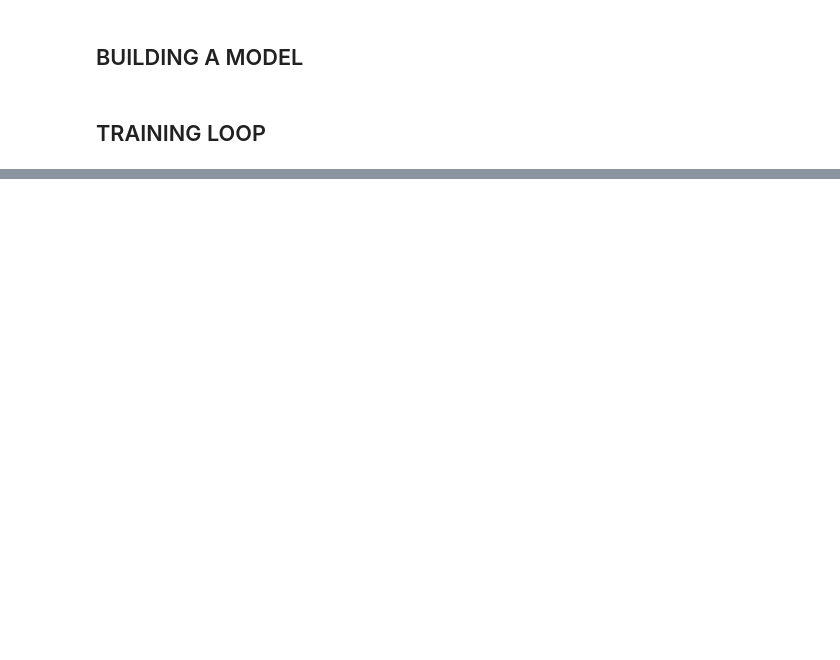
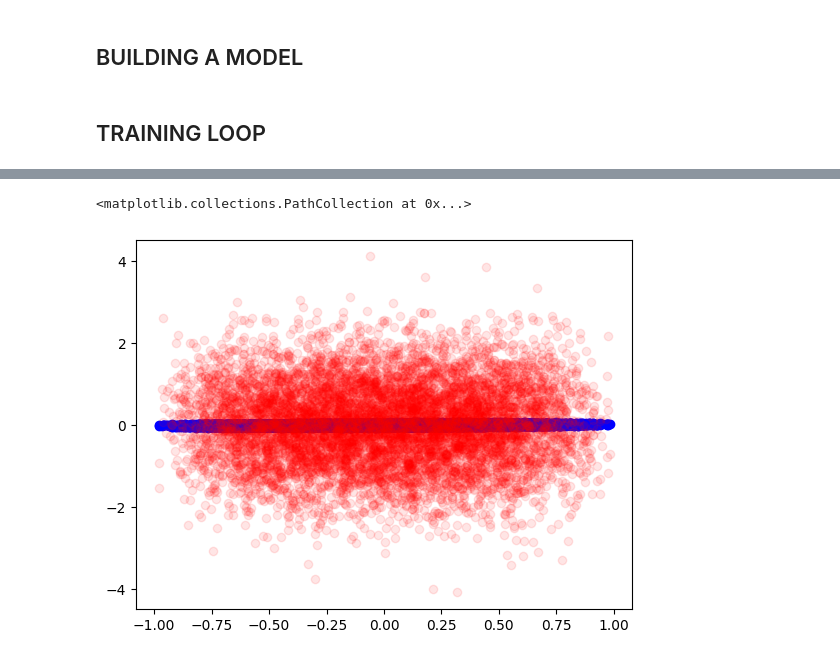
Before and after one commit to kamalnayan10/PyTorchML, a Jupyter notebook: Loan_Approval/main.ipynb, the cells around one changed output, grey strips where cells are left out. Saved outputs shown, nothing was run; the diff lists cells and outputs as text; code cells hidden in the pictures; blank space fills up the shorter version.

```diff
--- a/Loan_Approval/main.ipynb
+++ b/Loan_Approval/main.ipynb
@@ -121,28 +109,29 @@ class ClusterNN(nn.Module):
         X = self.layer1(X)
         return X
 
-model = ClusterNN(X_train.shape[1] , 32 , 1).to(device)
+model = ClusterNN(X_train.shape[1] , 64 , 1).to(device)
 
-loss_fn = nn.BCEWithLogitsLoss()
+loss_fn = nn.MSELoss()
 
-optimizer = torch.optim.Adam(params = model.parameters() , lr = 0.001)
+optimizer = torch.optim.SGD(params = model.parameters() , lr = 0.001)
 # %% [markdown]
 ## TRAINING LOOP
 # %%
 EPOCHS = 500
+y_pred = []
 
 for epoch in tqdm(range(EPOCHS)):
     model.train()
     # Forward pass
     y_logits = model(X_train).squeeze()
 
-    y_pred = torch.round(torch.sigmoid(y_logits))
+    # y_pred = torch.round(torch.sigmoid(y_logits))
 
     # Calculate Loss , Accuracy
     loss = loss_fn(y_logits , y_train)
 
-    acc = acc_fn(y_train , y_pred)
-
+    acc = acc_fn(y_train , y_logits)
+    y_pred = y_logits
     optimizer.zero_grad()
 
     loss.backward()
@@ -155,13 +144,13 @@ for epoch in tqdm(range(EPOCHS)):
     with torch.inference_mode():
         test_logits = model(X_test).squeeze()
 
-        test_pred = torch.round(torch.sigmoid(test_logits))
+        # test_pred = torch.round(torch.sigmoid(test_logits))
 
         # Calculate test loss and accuracy
         test_loss = loss_fn(test_logits , y_test)
 
-        test_acc = acc_fn(y_test , test_pred)
+        test_acc = acc_fn(y_test , test_logits)
 
     if epoch % 10 == 0:
-        print(f"Epoch: {epoch} | Loss: {loss:.3f} , Acc:{acc:.2f}% | Test Loss: {test_loss:.3f} , Test Acc: {test_acc:.2f}%")
+        print(f"Epoch: {epoch} | Loss: {loss:.3f} | Test Loss: {test_loss:.3f}")
 # %% [output]
@@ -184,0 +207,13 @@ Epoch: 490 | Loss: 0.064 , Acc:97.66% | Test Loss: 0.103 , Test Acc: 95.78%
+# %%
+y_train = y_train.cpu().detach().numpy()
+
+temp = X_train[: , 0].cpu().detach().numpy()
+y_logits = y_logits.cpu().detach().numpy()
+# %%
+import matplotlib.pyplot as plt
+
+plt.scatter(temp , y_logits , color = "blue")
+plt.scatter(temp , y_train , color = "red" , alpha=0.1)
+# %% [output]
+<matplotlib.collections.PathCollection at 0x...>
+[figure, added]
```
Also changed, not shown: parts of 6 cells of this notebook.
